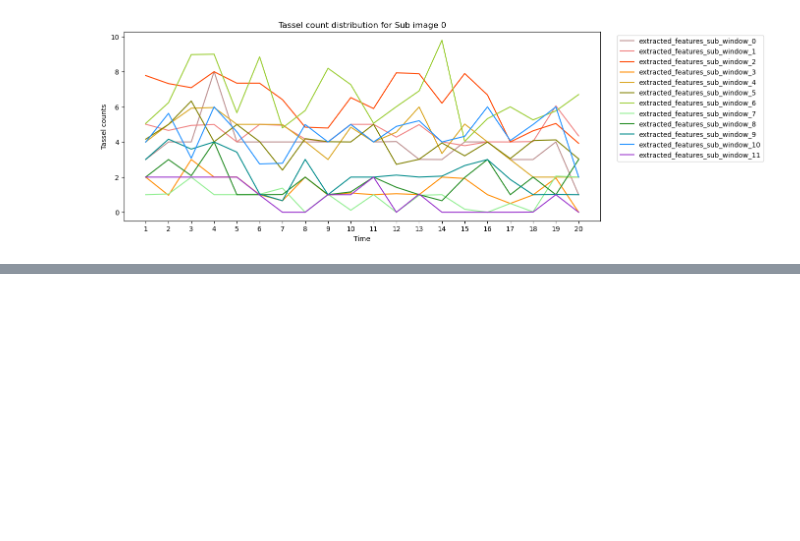
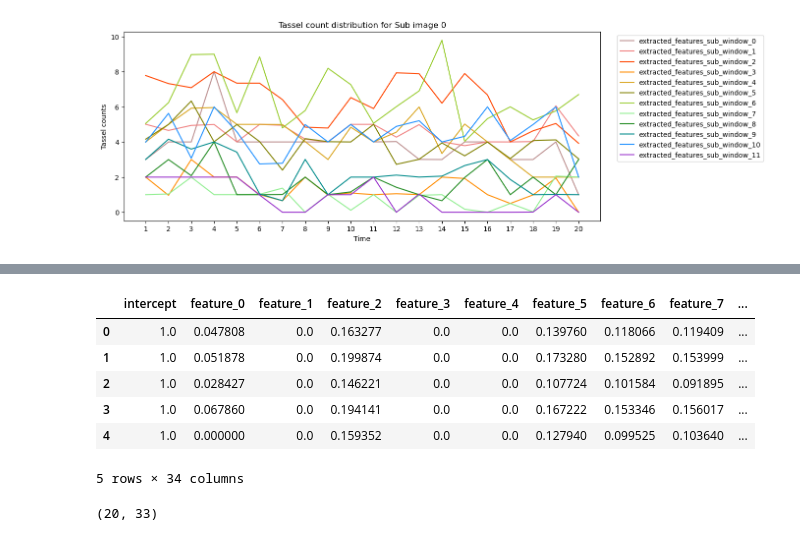
Before and after one commit to Gayara-Fernando/Bayes_for_TN, a Jupyter notebook: 5_BTS_implementation.ipynb, the cells around one changed output, grey strips where cells are left out. Drawn from its saved outputs; the diff is of its cells as text; code cells hidden in the pictures; blank space fills up the shorter version.

```diff
--- a/5_BTS_implementation.ipynb
+++ b/5_BTS_implementation.ipynb
@@ -138,0 +258,15 @@ plt.show()
+# %%
+# let's first add a column for the intercept - to add this to the beggining use insert instead of the regular way
+sub_image_0_df.insert(0, 'intercept', np.repeat(1, sub_image_0_df.shape[0]))
+sub_image_0_df['intercept'] = sub_image_0_df['intercept'].astype("float32")
+# sub_image_0_df
+# %%
+sub_image_0_df.head()
+# %% [output]
+|  | intercept | feature_0 | feature_1 | feature_2 | feature_3 | feature_4 | feature_5 | feature_6 | feature_7 | ... |
+| 0 | 1.0 | 0.047808 | 0.0 | 0.163277 | 0.0 | 0.0 | 0.139760 | 0.118066 | 0.119409 | ... |
+| 1 | 1.0 | 0.051878 | 0.0 | 0.199874 | 0.0 | 0.0 | 0.173280 | 0.152892 | 0.153999 | ... |
+| 2 | 1.0 | 0.028427 | 0.0 | 0.146221 | 0.0 | 0.0 | 0.107724 | 0.101584 | 0.091895 | ... |
+| 3 | 1.0 | 0.067860 | 0.0 | 0.194141 | 0.0 | 0.0 | 0.167222 | 0.153346 | 0.156017 | ... |
+| 4 | 1.0 | 0.000000 | 0.0 | 0.159352 | 0.0 | 0.0 | 0.127940 | 0.099525 | 0.103640 | ... |
+5 rows × 34 columns
@@ -138,0 +275,4 @@ plt.show()
+# %%
+X_preds.shape
+# %% [output]
+(20, 33)
```
Also changed, not shown: parts of 28 cells of this notebook.
